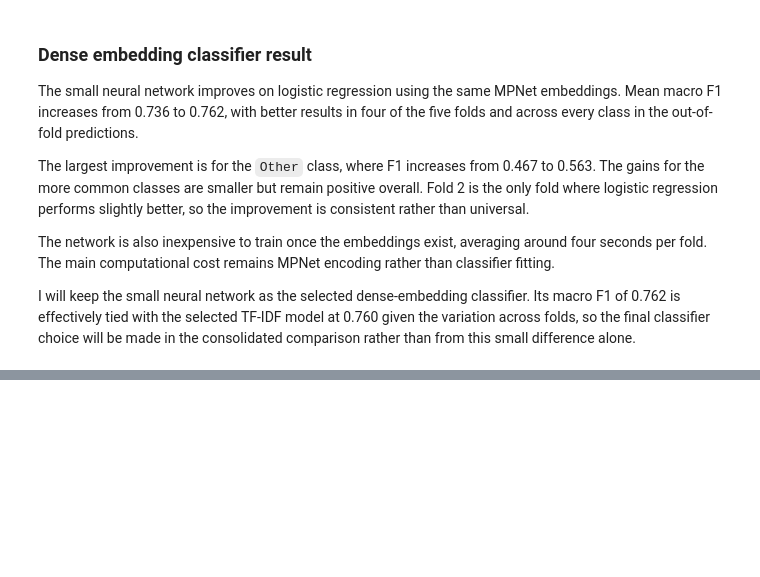
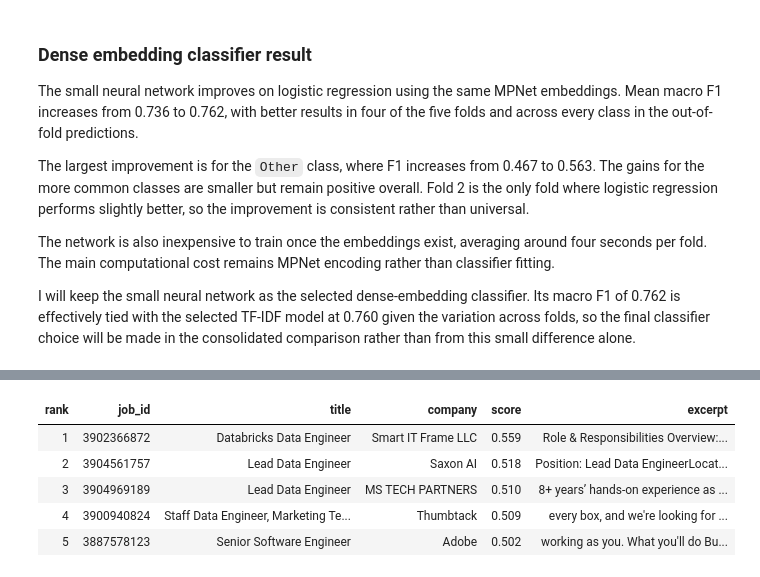
Before and after one commit to Tyainss/job-posting-nlp, a Jupyter notebook: job_posting_nlp_take_home_task.ipynb, the cells around one changed output, grey strips where cells are left out. Saved outputs shown, nothing was run; the diff lists cells and outputs as text; code cells hidden in the pictures; blank space fills up the shorter version.

Commit message:
:sparkles: Add semantic search section

```diff
--- a/job_posting_nlp_take_home_task.ipynb
+++ b/job_posting_nlp_take_home_task.ipynb
@@ -3194,0 +3972,87 @@ I will keep the small neural network as the selected dense-embedding classifier.
+# %%
+retrieval_queries = {
+    "Data engineering": (
+        "Build scalable ETL pipelines using Spark and Airflow"
+    ),
+    "ML operations": (
+        "Deploy, serve and monitor machine-learning models "
+        "in production"
+    ),
+    "Business analytics": (
+        "Create dashboards and analyse business performance "
+        "using SQL"
+    ),
+}
+
+retrieval_results = {}
+search_latency_rows = []
+
+for query_name, query in retrieval_queries.items():
+    search_started = time.perf_counter()
+
+    results = semantic_search(
+        query,
+        retrieval_model,
+        retrieval_chunks,
+        retrieval_embeddings,
+        retrieval_corpus,
+        top_k=5,
+    )
+
+    search_latency_rows.append(
+        {
+            "query": query_name,
+            "latency_ms": (
+                time.perf_counter() - search_started
+            )
+            * 1_000,
+        }
+    )
+
+    retrieval_results[query_name] = results
+
+    displayed_results = results.rename(
+        columns={
+            "company_name": "company",
+            "similarity_score": "score",
+        }
+    ).copy()
+
+    displayed_results["excerpt"] = (
+        displayed_results["excerpt"].map(
+            lambda text: (
+                text
+                if len(text) <= 240
+                else f"{text[:237]}..."
+            )
+        )
+    )
+
+    print(f"\n{query_name}: {query}")
+
+    display(
+        displayed_results[
+            [
+                "rank",
+                "job_id",
+                "title",
+                "company",
+                "score",
+                "excerpt",
+            ]
+        ]
+        .style
+        .hide(axis="index")
+        .format({"score": "{:.3f}"})
+    )
+
+search_latency_summary = pd.DataFrame(
+    search_latency_rows
+)
+
+display(
+    search_latency_summary.style
+    .hide(axis="index")
+    .format({"latency_ms": "{:.1f}"})
+)
+# %% [output]
@@ -3194,0 +4060,6 @@ I will keep the small neural network as the selected dense-embedding classifier.
+| rank | job_id | title | company | score | excerpt |
+| 1 | 3902366872 | Databricks Data Engineer | Smart IT Frame LLC | 0.559 | Role & Responsibilities Overview:... |
+| 2 | 3904561757 | Lead Data Engineer | Saxon AI | 0.518 | Position: Lead Data EngineerLocat... |
+| 3 | 3904969189 | Lead Data Engineer | MS TECH PARTNERS | 0.510 | 8+ years’ hands-on experience as ... |
+| 4 | 3900940824 | Staff Data Engineer, Marketing Te... | Thumbtack | 0.509 | every box, and we're looking for ... |
+| 5 | 3887578123 | Senior Software Engineer | Adobe | 0.502 | working as you. What you'll do Bu... |
```
Also changed, not shown: parts of 26 cells of this notebook.
